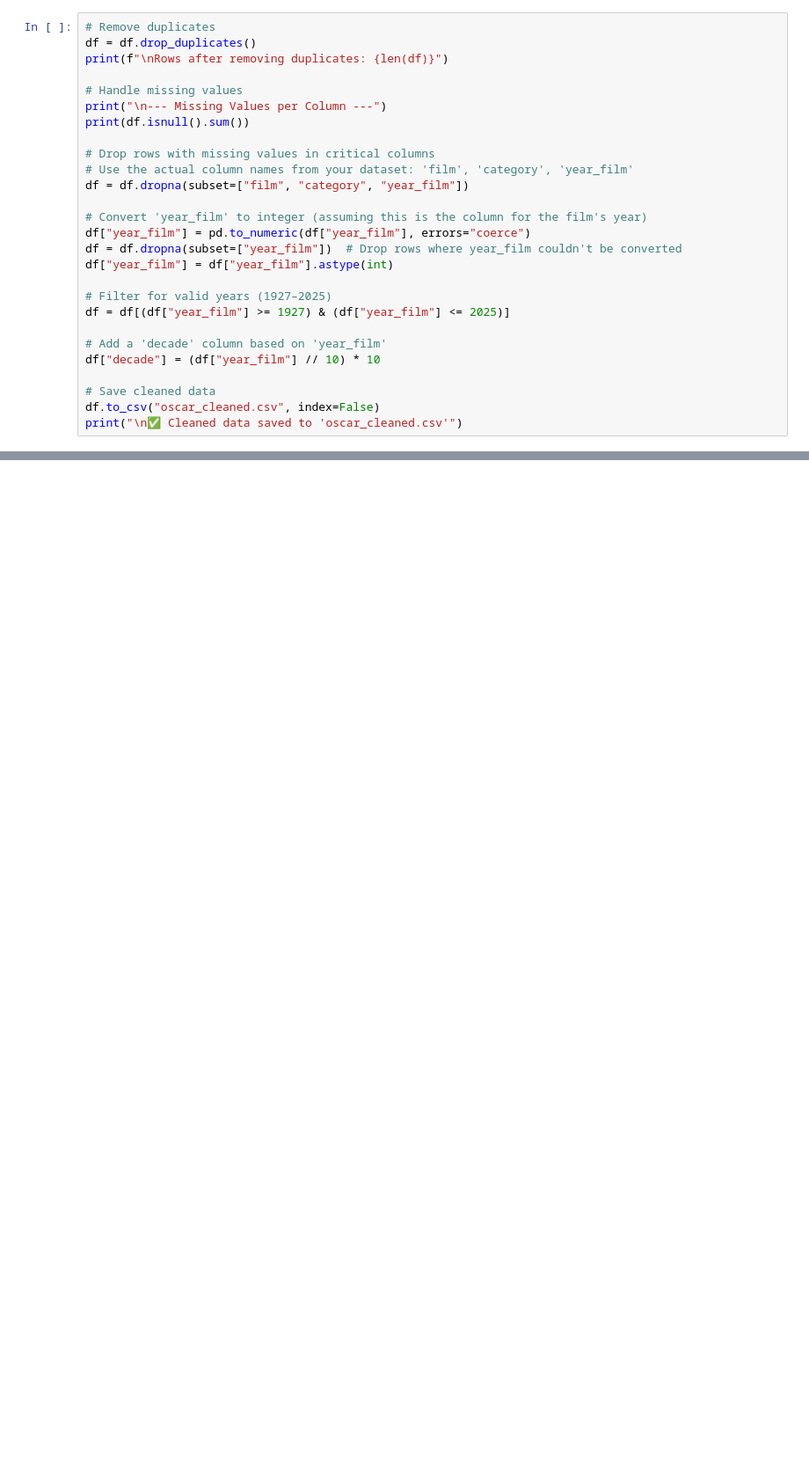
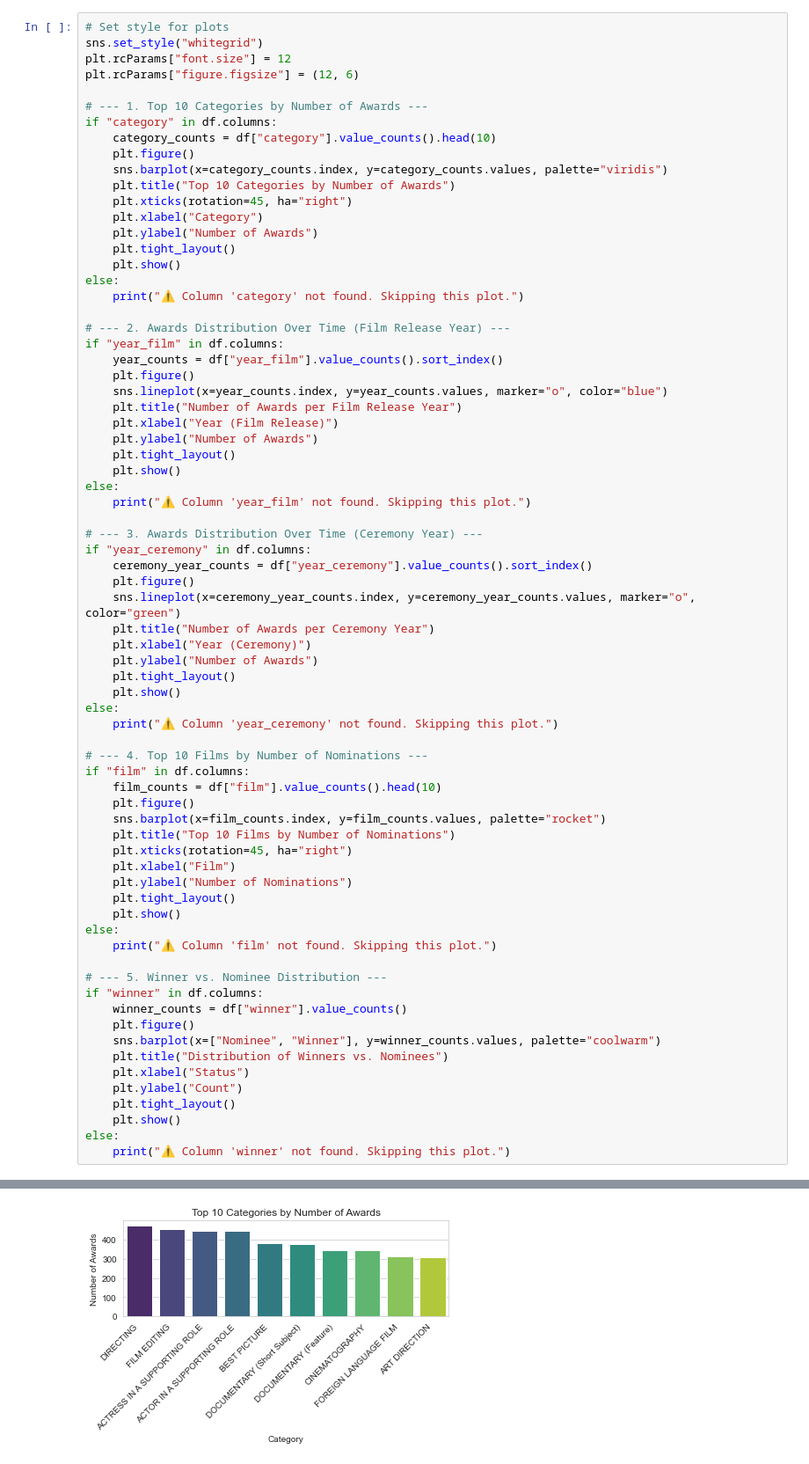
Before and after one commit to MEROO1010/Oscar-Awards-Analysis-1927-2025-, a Jupyter notebook: notebooks/oscar_analysis.ipynb, the cells around one changed output, grey strips where cells are left out. Shown at 88% size. Cells and saved outputs as stored; diff of their text form; blank space fills up the shorter version.

```diff
--- a/notebooks/oscar_analysis.ipynb
+++ b/notebooks/oscar_analysis.ipynb
@@ -71,28 +100,73 @@ print(df.columns.tolist())
 # %%
-# Remove duplicates
-df = df.drop_duplicates()
-print(f"\nRows after removing duplicates: {len(df)}")
+# Set style for plots
+sns.set_style("whitegrid")
+plt.rcParams["font.size"] = 12
+plt.rcParams["figure.figsize"] = (12, 6)
 
-# Handle missing values
-print("\n--- Missing Values per Column ---")
-print(df.isnull().sum())
+# --- 1. Top 10 Categories by Number of Awards ---
+if "category" in df.columns:
+    category_counts = df["category"].value_counts().head(10)
+    plt.figure()
+    sns.barplot(x=category_counts.index, y=category_counts.values, palette="viridis")
+    plt.title("Top 10 Categories by Number of Awards")
+    plt.xticks(rotation=45, ha="right")
+    plt.xlabel("Category")
+    plt.ylabel("Number of Awards")
+    plt.tight_layout()
+    plt.show()
+else:
+    print("⚠️ Column 'category' not found. Skipping this plot.")
 
-# Drop rows with missing values in critical columns
-# Use the actual column names from your dataset: 'film', 'category', 'year_film'
-df = df.dropna(subset=["film", "category", "year_film"])
+# --- 2. Awards Distribution Over Time (Film Release Year) ---
+if "year_film" in df.columns:
+    year_counts = df["year_film"].value_counts().sort_index()
+    plt.figure()
+    sns.lineplot(x=year_counts.index, y=year_counts.values, marker="o", color="blue")
+    plt.title("Number of Awards per Film Release Year")
+    plt.xlabel("Year (Film Release)")
+    plt.ylabel("Number of Awards")
+    plt.tight_layout()
+    plt.show()
+else:
+    print("⚠️ Column 'year_film' not found. Skipping this plot.")
 
-# Convert 'year_film' to integer (assuming this is the column for the film's year)
-df["year_film"] = pd.to_numeric(df["year_film"], errors="coerce")
-df = df.dropna(subset=["year_film"])  # Drop rows where year_film couldn't be converted
-df["year_film"] = df["year_film"].astype(int)
+# --- 3. Awards Distribution Over Time (Ceremony Year) ---
+if "year_ceremony" in df.columns:
+    ceremony_year_counts = df["year_ceremony"].value_counts().sort_index()
+    plt.figure()
+    sns.lineplot(x=ceremony_year_counts.index, y=ceremony_year_counts.values, marker="o", color="green")
+    plt.title("Number of Awards per Ceremony Year")
+    plt.xlabel("Year (Ceremony)")
+    plt.ylabel("Number of Awards")
+    plt.tight_layout()
+    plt.show()
+else:
+    print("⚠️ Column 'year_ceremony' not found. Skipping this plot.")
 
-# Filter for valid years (1927–2025)
-df = df[(df["year_film"] >= 1927) & (df["year_film"] <= 2025)]
+# --- 4. Top 10 Films by Number of Nominations ---
+if "film" in df.columns:
+    film_counts = df["film"].value_counts().head(10)
+    plt.figure()
+    sns.barplot(x=film_counts.index, y=film_counts.values, palette="rocket")
+    plt.title("Top 10 Films by Number of Nominations")
+    plt.xticks(rotation=45, ha="right")
+    plt.xlabel("Film")
+    plt.ylabel("Number of Nominations")
+    plt.tight_layout()
+    plt.show()
+else:
+    print("⚠️ Column 'film' not found. Skipping this plot.")
 
-# Add a 'decade' column based on 'year_film'
-df["decade"] = (df["year_film"] // 10) * 10
-
-# Save cleaned data
-df.to_csv("oscar_cleaned.csv", index=False)
-print("\n✅ Cleaned data saved to 'oscar_cleaned.csv'")
+# --- 5. Winner vs. Nominee Distribution ---
+if "winner" in df.columns:
+    winner_counts = df["winner"].value_counts()
+    plt.figure()
+    sns.barplot(x=["Nominee", "Winner"], y=winner_counts.values, palette="coolwarm")
+    plt.title("Distribution of Winners vs. Nominees")
+    plt.xlabel("Status")
+    plt.ylabel("Count")
+    plt.tight_layout()
+    plt.show()
+else:
+    print("⚠️ Column 'winner' not found. Skipping this plot.")
 # %% [output]
@@ -112,0 +173 @@ dtype: int64
+[figure, added]
```
Also changed, not shown: parts of 12 cells of this notebook.
